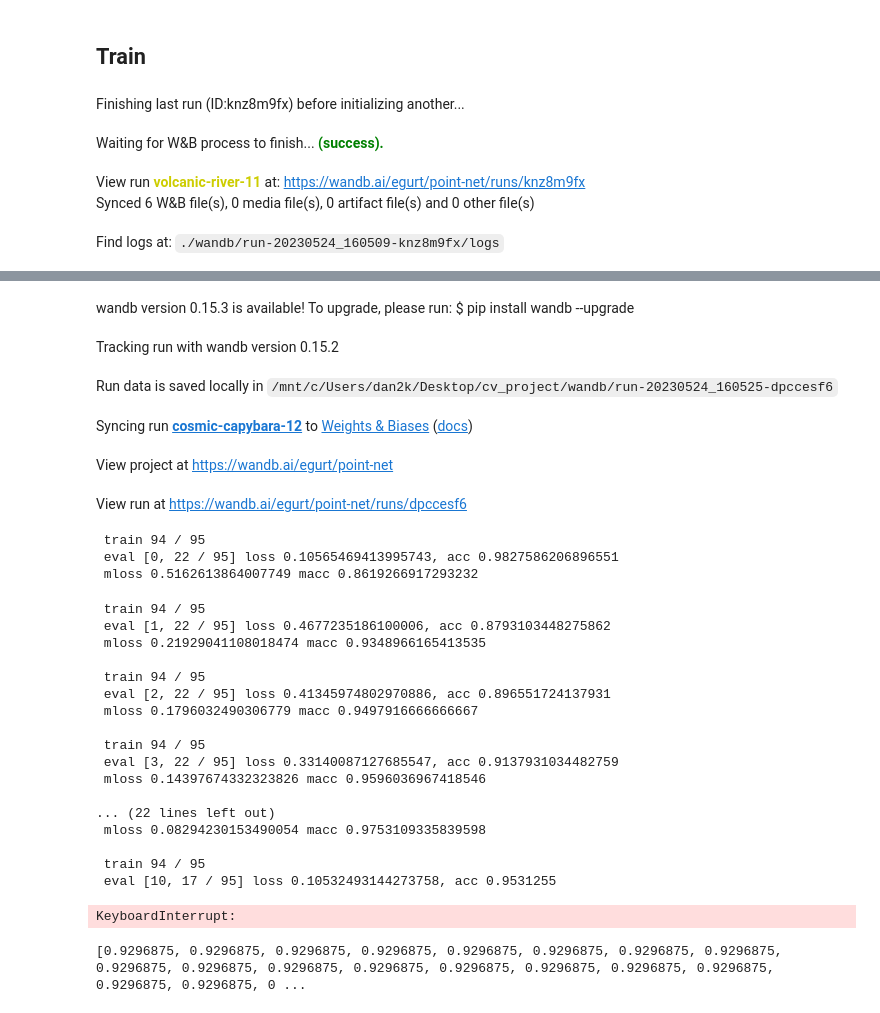
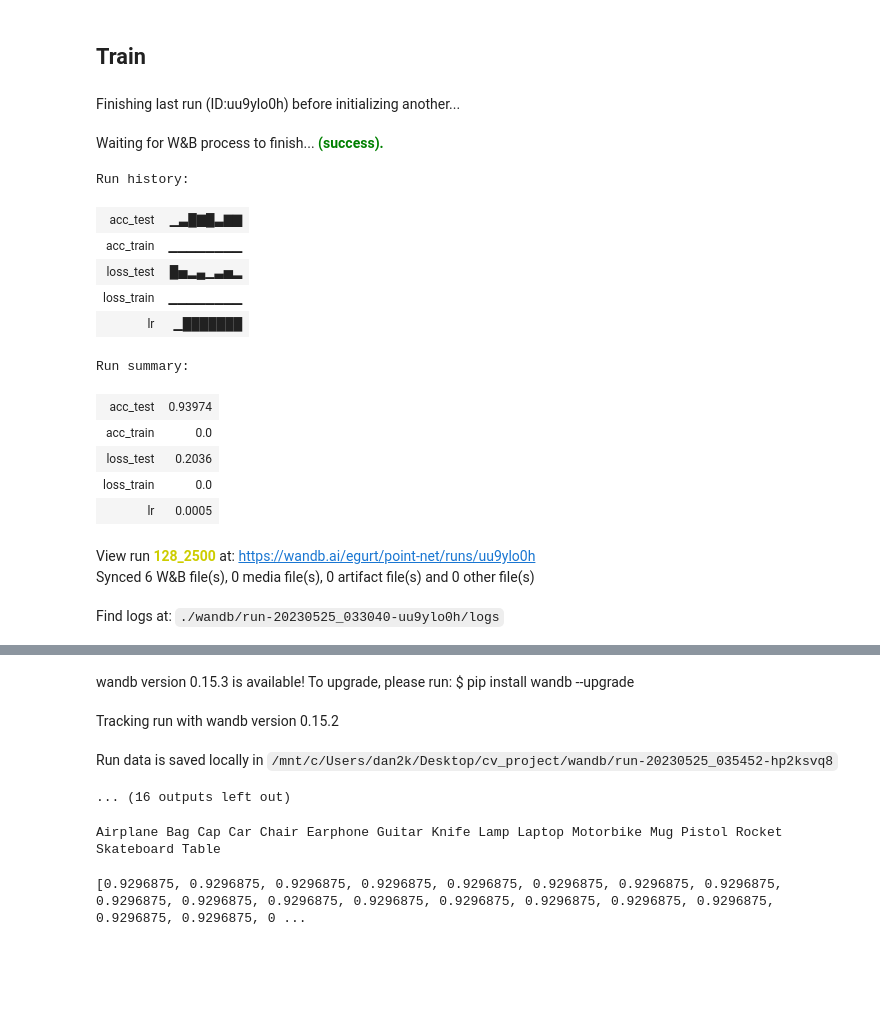
Before and after one commit to danissomo/point-net-ipynb, a Jupyter notebook: point_net.ipynb, the cells around one changed output, grey strips where cells are left out. Drawn from its saved outputs; the diff is of its cells as text; code cells hidden in the pictures; blank space fills up the shorter version.

Commit message:
end of project

```diff
--- a/point_net.ipynb
+++ b/point_net.ipynb
@@ -442,6 +416,8 @@ loss_func = F.nll_loss
 wandb.init(project='point-net', config={
                                         'batch_size': batch,
                                         'points_n' : points_n}, name=f'{batch}_{points_n}')
+from sklearn import metrics
+
 for i in range(30):
   epoch_train_loss, epoch_train_acc, epoch_test_loss, epoch_test_acc = [0]*4
   scheduler.step()
@@ -464,41 +440,59 @@ for i in range(30):
     correct = pred_choice.eq(target.data).cpu().sum()
     epoch_train_acc += correct.item()/float(target.shape[0])
     epoch_train_loss += loss.item()
-
+  prec = 0
+  rec = 0
   # eval
   print()
   with torch.no_grad():
     for j, (points, target) in enumerate(testdataloader):
       target = target[:, 0]
       points = points.transpose(2, 1)
       points, target = points.cuda(), target.cuda()
       model = model.eval()
       pred, _, _ = model(points)
       loss = F.nll_loss(pred, target)
       # metrics
       pred_choice = pred.data.max(1)[1]
       correct = pred_choice.eq(target.data).cpu().sum()
       acc = correct.item()/float(target.shape[0])
       epoch_test_acc += acc
       epoch_test_loss += loss.item()
+      rec+= metrics.recall_score(target.cpu().numpy(), pred_choice.cpu().numpy(), labels=list(range(test_dataset.classes.__len__())),average=None, zero_division=0)
+      prec += metrics.precision_score(target.cpu().numpy(), pred_choice.cpu().numpy(), labels=list(range(test_dataset.classes.__len__())), average=None, zero_division=0)
       # stdout log
       print(' '*60, end='\r')
       print(f'\r eval [{i}, {j} / {len(dataloader)}] loss {loss.item()}, acc {acc}', end='')
-
+    rec/=len(testdataloader)
+    prec/=len(testdataloader)
   epoch_train_loss /= len(dataloader)
   epoch_train_acc /= len(dataloader)
   epoch_test_loss /= len(testdataloader)
   epoch_test_acc /= len(testdataloader)
   print(f'\n mloss {epoch_train_loss} macc {epoch_train_acc}\n')
+  print(rec)
+  print(prec)
   wandb.log( {'acc_train' : epoch_train_acc,
               'acc_test':epoch_test_acc,
               'loss_train' : epoch_train_loss,
               'loss_test' : epoch_test_loss,
-              'lr' : float(scheduler.get_lr()[0])
+              'lr' : float(scheduler.get_lr()[0]),
               })
 # %% [output]
-Finishing last run (ID:knz8m9fx) before initializing another...
+Finishing last run (ID:uu9ylo0h) before initializing another...
 Waiting for W&B process to finish... (success).
+Run history:
+| acc_test | ▁▃█▇█▃▇▇ |
+| acc_train | ▁▁▁▁▁▁▁▁ |
+| loss_test | █▅▂▄▁▃▅▂ |
+| loss_train | ▁▁▁▁▁▁▁▁ |
+| lr | ▁███████ |
+Run summary:
+| acc_test | 0.93974 |
+| acc_train | 0.0 |
+| loss_test | 0.2036 |
+| loss_train | 0.0 |
+| lr | 0.0005 |
-View run volcanic-river-11 at: https://wandb.ai/egurt/point-net/runs/knz8m9fx
+View run 128_2500 at: https://wandb.ai/egurt/point-net/runs/uu9ylo0h
 Synced 6 W&B file(s), 0 media file(s), 0 artifact file(s) and 0 other file(s)
-Find logs at: ./wandb/run-20230524_160509-knz8m9fx/logs
+Find logs at: ./wandb/run-20230525_033040-uu9ylo0h/logs
@@ -506,30 +500,12 @@ Successfully finished last run (ID:knz8m9fx). Initializing new run:
 wandb version 0.15.3 is available! To upgrade, please run: $ pip install wandb --upgrade
 Tracking run with wandb version 0.15.2
-Run data is saved locally in /mnt/c/Users/dan2k/Desktop/cv_project/wandb/run-20230524_160525-dpccesf6
+Run data is saved locally in /mnt/c/Users/dan2k/Desktop/cv_project/wandb/run-20230525_035452-hp2ksvq8
-Syncing run cosmic-capybara-12 to Weights & Biases (docs)
-View project at https://wandb.ai/egurt/point-net
-View run at https://wandb.ai/egurt/point-net/runs/dpccesf6
- train 94 / 95
- eval [0, 22 / 95] loss 0.10565469413995743, acc 0.9827586206896551
- mloss 0.5162613864007749 macc 0.8619266917293232
- train 94 / 95
- eval [1, 22 / 95] loss 0.4677235186100006, acc 0.8793103448275862
- mloss 0.21929041108018474 macc 0.9348966165413535
-
- train 94 / 95
- eval [2, 22 / 95] loss 0.41345974802970886, acc 0.896551724137931
- mloss 0.1796032490306779 macc 0.9497916666666667
-
- train 94 / 95
- eval [3, 22 / 95] loss 0.33140087127685547, acc 0.9137931034482759
- mloss 0.14397674332323826 macc 0.9596036967418546
-
-... (22 lines left out)
- mloss 0.08294230153490054 macc 0.9753109335839598
-
- train 94 / 95
- eval [10, 17 / 95] loss 0.10532493144273758, acc 0.9531255
-KeyboardInterrupt:
+... (16 outputs left out)
+# %%
+for i in dataset.classes:
+    print(i, end=' ')
+# %% [output]
+Airplane Bag Cap Car Chair Earphone Guitar Knife Lamp Laptop Motorbike Mug Pistol Rocket Skateboard Table
 # %%
 from matplotlib import pyplot as plt
 data_iter = iter(testdataloader)
```
Also changed, not shown: parts of 5 cells of this notebook, 3 other files.
